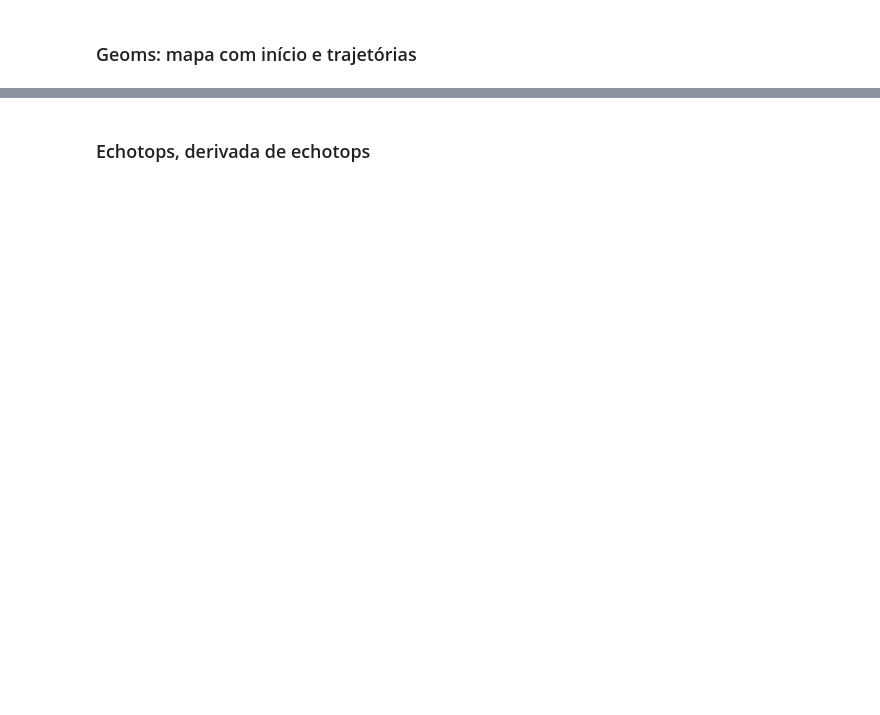
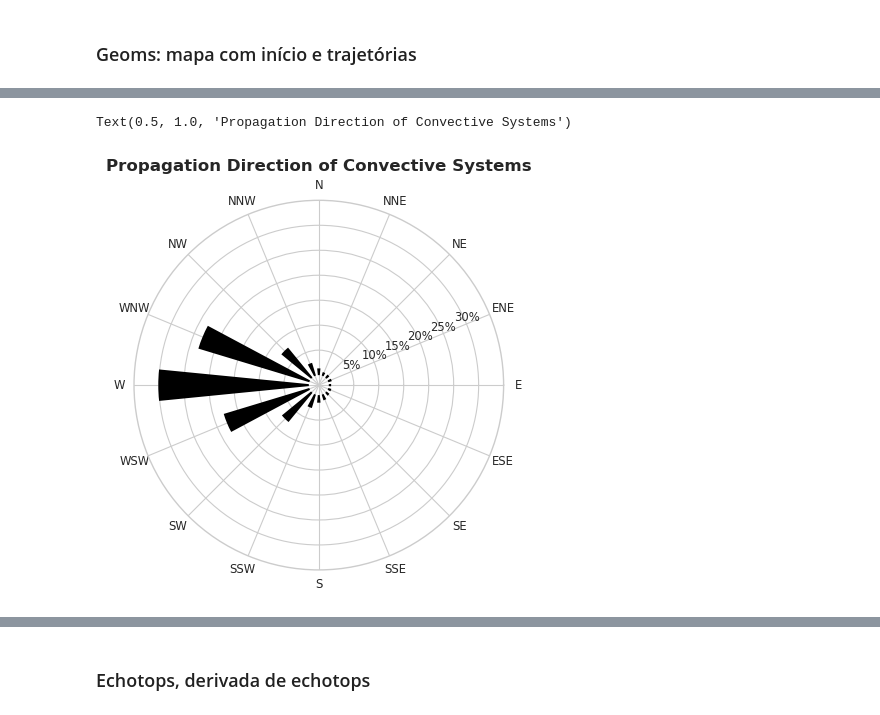
Before and after one commit to cclopes/tathu, a Jupyter notebook: sipam-tracking/fams-analysis.ipynb, the cells around one changed output, grey strips where cells are left out. Saved outputs shown, nothing was run; the diff lists cells and outputs as text; code cells hidden in the pictures; blank space fills up the shorter version.

```diff
--- a/sipam-tracking/fams-analysis.ipynb
+++ b/sipam-tracking/fams-analysis.ipynb
@@ -792,6 +1558,6 @@ clusters_geom
 # %%
 clusters_geomt = clusters_geom.groupby("geom_name").filter(lambda x : len(x)>1)
-points = clusters_geomt.groupby("geom_name").point.apply(lambda x: LineString(x.tolist()[::len(x.tolist())-1]))
+points = clusters_geomt.groupby("geom_name").point.apply(lambda x: LineString(x.tolist()))  # [::len(x.tolist())-1]))
 clusters_geom2 = gpd.GeoDataFrame(points, geometry='point').set_crs('EPSG:3395')
 clusters_geom2["timestamp"] = clusters_geomt.groupby("geom_name").first().timestamp
 clusters_geom2
@@ -827,0 +1584,20 @@ gl.right_labels = False
+# %%
+systems_initend = clusters_geom2.rename(columns={"geom_name": "name"})
+systems_initend["init"] = gpd.GeoSeries(None)
+systems_initend["end"] = gpd.GeoSeries(None)
+
+for index, row in systems_initend.iterrows():
+    coords = [(coords) for coords in list(row['point'].coords)]
+    first_coord, last_coord = [ coords[i] for i in (0, -1) ]
+    systems_initend.at[index,'init'] = Point(first_coord)
+    systems_initend.at[index,'end'] = Point(last_coord)
+
+systems_initend["x"] = systems_initend.init.x
+systems_initend["y"] = systems_initend.init.y
+systems_initend["dx"] = systems_initend.end.x - systems_initend.init.x
+systems_initend["dy"] = systems_initend.end.y - systems_initend.init.y
+systems_initend["u"] = np.cos(np.arctan2(systems_initend.dy, systems_initend.dx))
+systems_initend["v"] = np.sin(np.arctan2(systems_initend.dy, systems_initend.dx))
+systems_initend["bearing"] = (np.degrees(np.arctan2(systems_initend.dy, systems_initend.dx)) + 360) % 360
+systems_initend["distance"] = ((systems_initend.dx)**2 + (systems_initend.dy)**2)**(1/2)
+systems_initend
@@ -827,0 +1619,20 @@ gl.right_labels = False
+# %%
+freq_df = pd.DataFrame({"angle_freq": (np.radians(systems_initend.bearing).value_counts(bins=np.arange(0,2.1*np.pi,np.radians(22.5)), normalize=True)*100)}).sort_index()
+# %%
+freq_df.rename(index=dict(zip(freq_df.index.values, freq_df.index.left)), inplace=True)
+# %%
+geo_labels = ["E", "ENE", "NE", "NNE", "N", "NNW", "NW", "WNW", "W", "WSW", "SW", "SSW", "S", "SSE", "SE", "ESE"]
+
+fig = plt.figure()
+gs = fig.add_gridspec(1,1)
+
+ax = fig.add_subplot(gs[0], polar=True)
+ax.bar(x=freq_df.index.values, height=freq_df.angle_freq, width=np.pi/16, color="k", align="center")
+ax.set_ylim((-2, 35))
+ax.set_xticks(ticks=np.arange(0,2*np.pi,np.radians(22.5)), labels=geo_labels)
+ax.set_yticks(ticks=ax.get_yticks()[1:-1], labels=ax.get_yticklabels()[1:-1], ha="center")
+ax.yaxis.set_major_formatter("{x:,.0f}%")
+ax.set_title("Propagation Direction of Convective Systems", fontweight="bold")
+# %% [output]
+Text(0.5, 1.0, 'Propagation Direction of Convective Systems')
+[figure, added]
```
Also changed, not shown: parts of 85 cells of this notebook, 3 other files.
